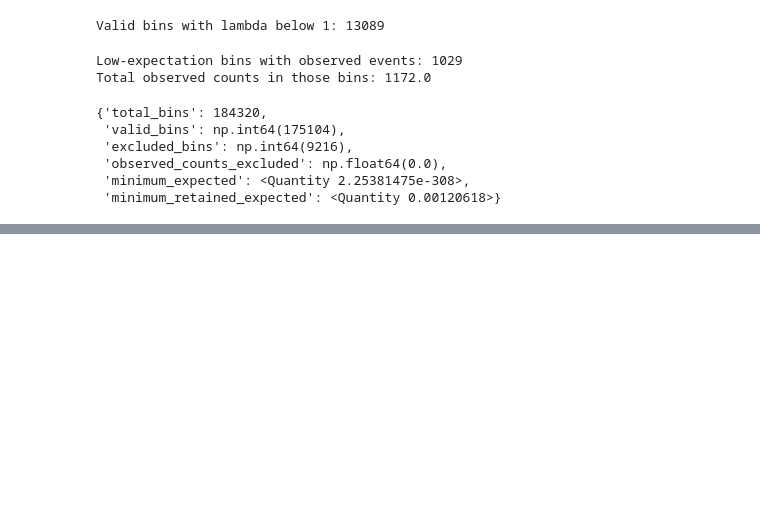
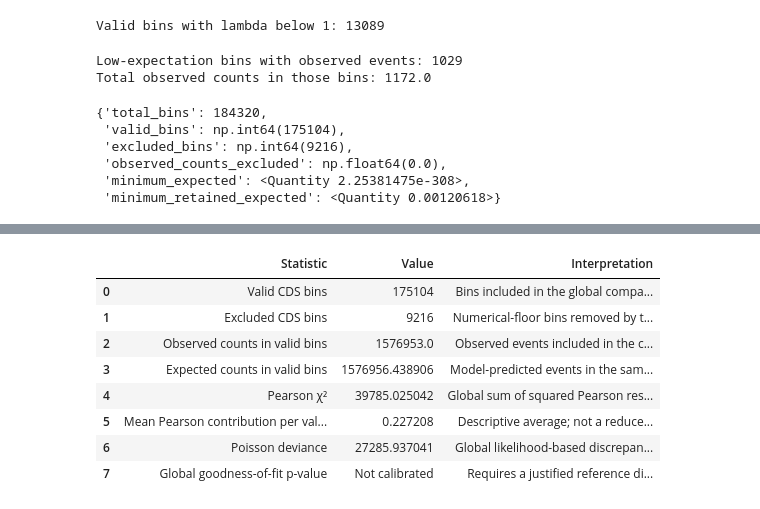
Before and after one commit to mquezada13/data-challenge-3-4-exploration, a Jupyter notebook: workflow/notebooks/05_511_residual_analysis.ipynb, the cells around one changed output, grey strips where cells are left out. Cells and saved outputs as stored; diff of their text form; code cells hidden in the pictures; blank space fills up the shorter version.

```diff
--- a/workflow/notebooks/05_511_residual_analysis.ipynb
+++ b/workflow/notebooks/05_511_residual_analysis.ipynb
@@ -1070,8 +1126,6 @@ def build_pearson_mask(observed_hist, expected_hist):
 # %%
-pearson_mask, pearson_mask_report = build_pearson_mask(
-    observed_full_cds,
-    lambda_full_cds,
-)
+pearson_mask = preprojection_mask
+pearson_mask_report = preprojection_mask_report
 
 pearson_mask_report
 # %% [output]
@@ -1083,0 +2625,88 @@ pearson_mask_report
+# %%
+# Calculate global goodness-of-fit statistics in the full CDS.
+full_observed_values = np.asarray(
+    observed_full_cds.contents[pearson_mask],
+    dtype=float,
+)
+full_expected_values = np.asarray(
+    lambda_full_cds.contents[pearson_mask],
+    dtype=float,
+)
+
+pearson_chi_square = np.sum(
+    (full_observed_values - full_expected_values) ** 2
+    / full_expected_values
+)
+
+positive_observed = full_observed_values > 0
+deviance_sum = np.sum(full_expected_values[~positive_observed])
+deviance_sum += np.sum(
+    full_observed_values[positive_observed]
+    * np.log(
+        full_observed_values[positive_observed]
+        / full_expected_values[positive_observed]
+    )
+    - (
+        full_observed_values[positive_observed]
+        - full_expected_values[positive_observed]
+    )
+)
+poisson_deviance = 2 * deviance_sum
+
+# Summarize coverage, count totals, and global discrepancy measures.
+statistics_table = pd.DataFrame(
+    [
+        {
+            "Statistic": "Valid CDS bins",
+            "Value": int(np.count_nonzero(pearson_mask)),
+            "Interpretation": "Bins included in the global comparison.",
+        },
+        {
+            "Statistic": "Excluded CDS bins",
+            "Value": int(np.count_nonzero(~pearson_mask)),
+            "Interpretation": "Numerical-floor bins removed by the mask.",
+        },
+        {
+            "Statistic": "Observed counts in valid bins",
+            "Value": float(np.sum(full_observed_values)),
+            "Interpretation": "Observed events included in the comparison.",
+        },
+        {
+            "Statistic": "Expected counts in valid bins",
+            "Value": float(np.sum(full_expected_values)),
+            "Interpretation": "Model-predicted events in the same bins.",
+        },
+        {
+            "Statistic": r"Pearson χ²",
+            "Value": float(pearson_chi_square),
+            "Interpretation": "Global sum of squared Pearson residuals.",
+        },
+        {
+            "Statistic": "Mean Pearson contribution per valid bin",
+            "Value": float(pearson_chi_square / full_observed_values.size),
+            "Interpretation": "Descriptive average; not a reduced chi-square.",
+        },
+        {
+            "Statistic": "Poisson deviance",
+            "Value": float(poisson_deviance),
+            "Interpretation": "Global likelihood-based discrepancy from the model.",
+        },
+        {
+            "Statistic": "Global goodness-of-fit p-value",
+            "Value": "Not calibrated",
+            "Interpretation": "Requires a justified reference distribution accounting for model fitting and low expected counts.",
+        },
+    ]
+)
+
+statistics_table
+# %% [output]
+|  | Statistic | Value | Interpretation |
+| 0 | Valid CDS bins | 175104 | Bins included in the global compa... |
+| 1 | Excluded CDS bins | 9216 | Numerical-floor bins removed by t... |
+| 2 | Observed counts in valid bins | 1576953.0 | Observed events included in the c... |
+| 3 | Expected counts in valid bins | 1576956.438906 | Model-predicted events in the sam... |
+| 4 | Pearson χ² | 39785.025042 | Global sum of squared Pearson res... |
+| 5 | Mean Pearson contribution per val... | 0.227208 | Descriptive average; not a reduce... |
+| 6 | Poisson deviance | 27285.937041 | Global likelihood-based discrepan... |
+| 7 | Global goodness-of-fit p-value | Not calibrated | Requires a justified reference di... |
```
Also changed, not shown: parts of 45 cells of this notebook, 1 other file.
